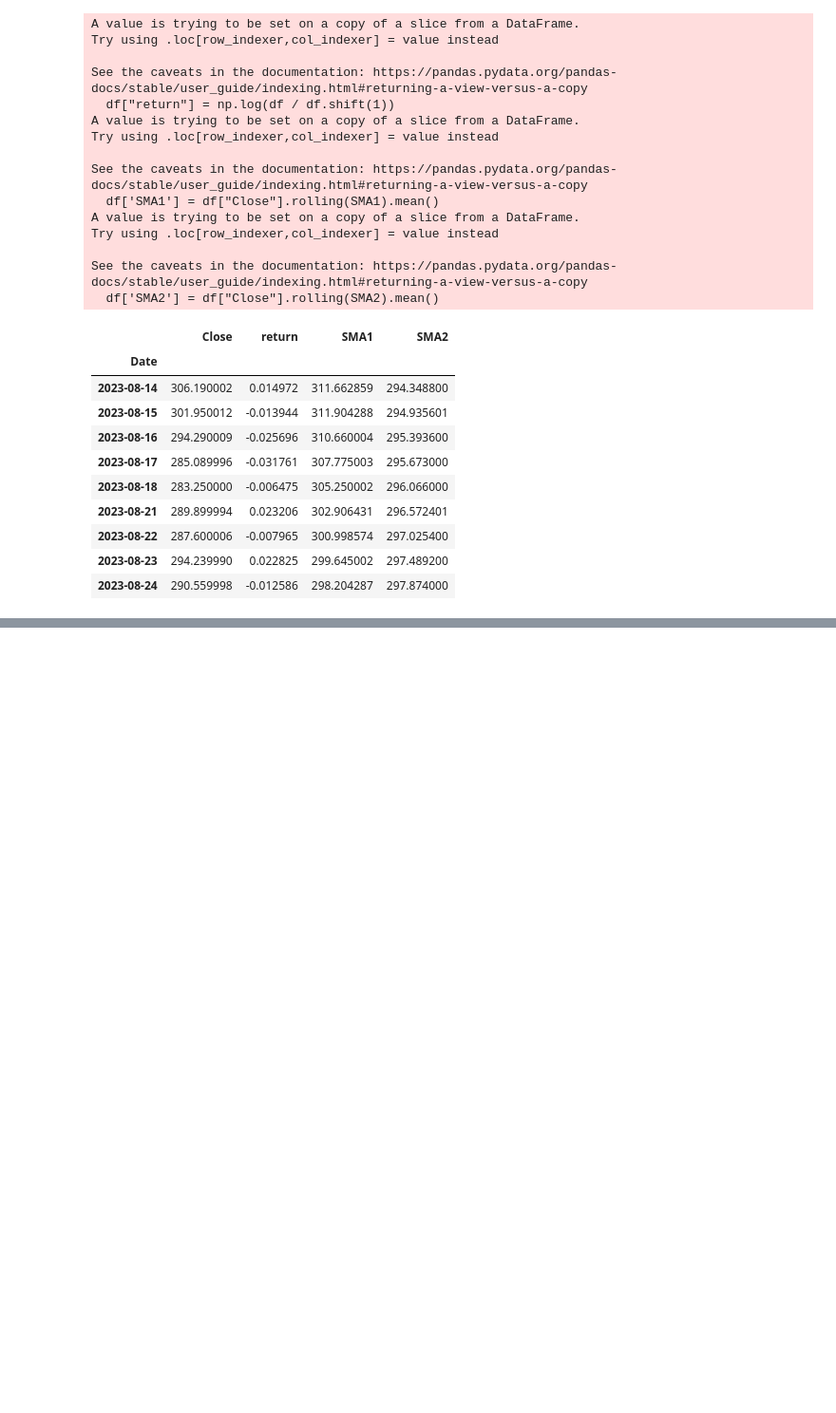
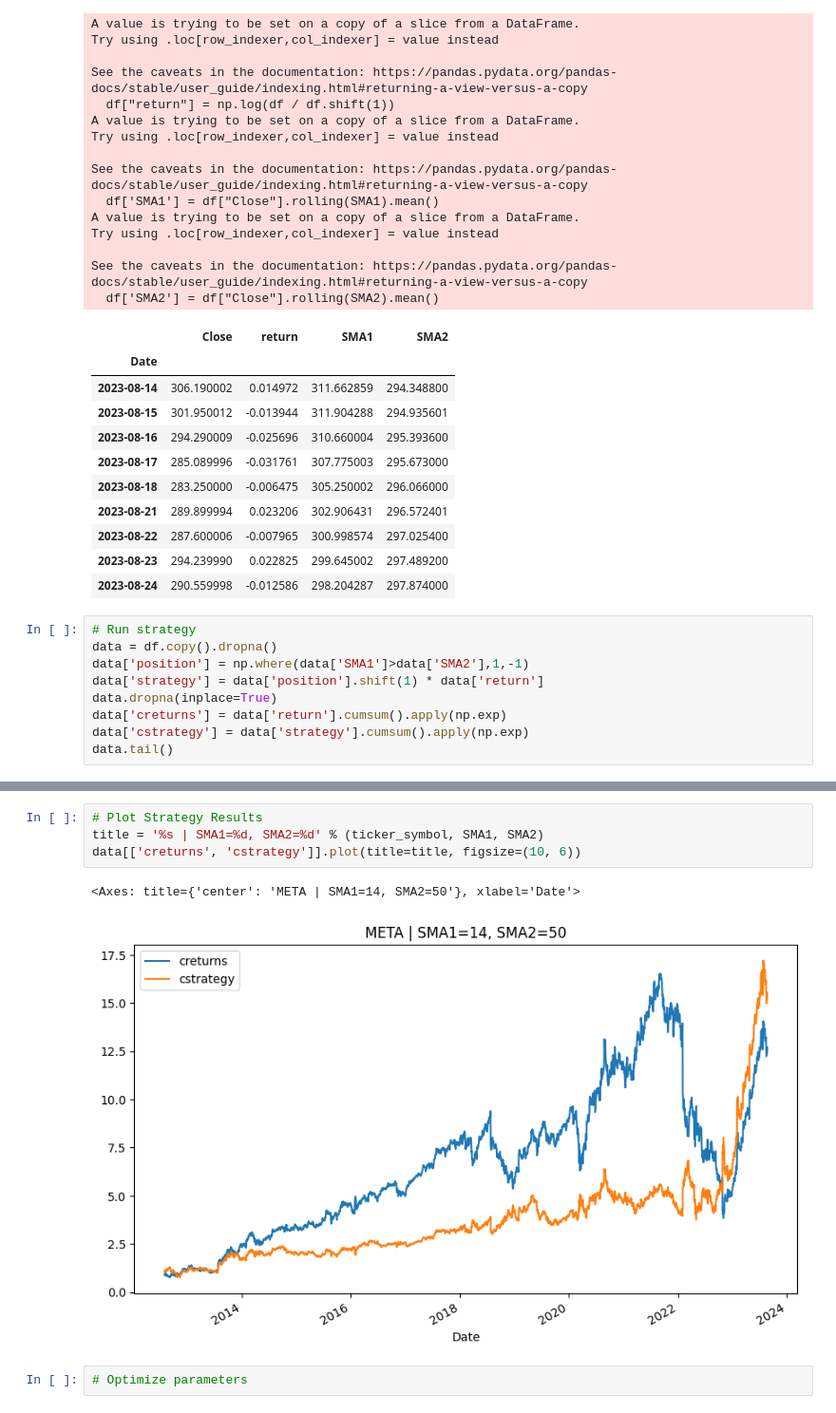
Before and after one commit to charliehou1920/Trading_Strategies_Hub, a Jupyter notebook: SMA/SMA Backtest.ipynb, the cells around one changed output, grey strips where cells are left out. Shown at 95% size. Saved outputs shown, nothing was run; the diff lists cells and outputs as text; blank space fills up the shorter version.

```diff
--- a/SMA/SMA Backtest.ipynb
+++ b/SMA/SMA Backtest.ipynb
@@ -62,3 +62,12 @@ See the caveats in the documentation: https://pandas.pydata.org/pandas-docs/stab
 | 2023-08-22 | 287.600006 | -0.007965 | 300.998574 | 297.025400 |
 | 2023-08-23 | 294.239990 | 0.022825 | 299.645002 | 297.489200 |
 | 2023-08-24 | 290.559998 | -0.012586 | 298.204287 | 297.874000 |
+# %%
+# Run strategy
+data = df.copy().dropna()
+data['position'] = np.where(data['SMA1']>data['SMA2'],1,-1)
+data['strategy'] = data['position'].shift(1) * data['return']
+data.dropna(inplace=True)
+data['creturns'] = data['return'].cumsum().apply(np.exp)
+data['cstrategy'] = data['strategy'].cumsum().apply(np.exp)
+data.tail()
@@ -64,0 +82,9 @@ See the caveats in the documentation: https://pandas.pydata.org/pandas-docs/stab
+# %%
+# Plot Strategy Results
+title = '%s | SMA1=%d, SMA2=%d' % (ticker_symbol, SMA1, SMA2)
+data[['creturns', 'cstrategy']].plot(title=title, figsize=(10, 6))
+# %% [output]
+<Axes: title={'center': 'META | SMA1=14, SMA2=50'}, xlabel='Date'>
+[figure, added]
+# %%
+# Optimize parameters
```
Also changed, not shown: parts of 1 cell of this notebook.
